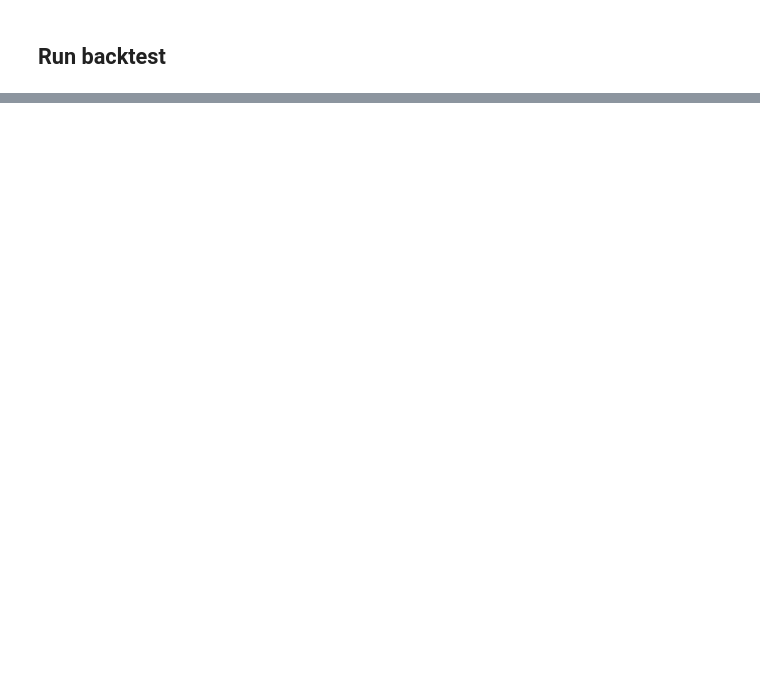
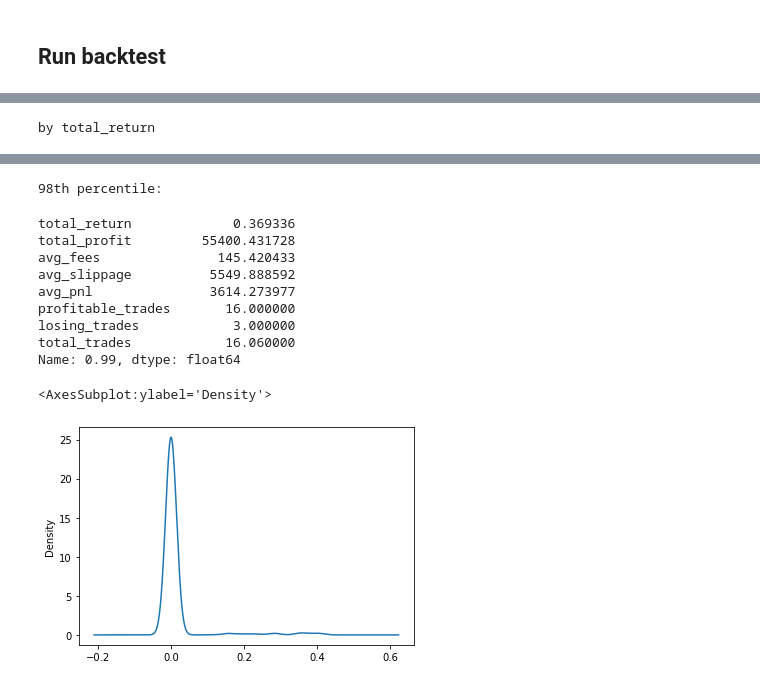
Before and after one commit to skswe/spreads-arb, a Jupyter notebook: run_backtest.ipynb, the cells around one changed output, grey strips where cells are left out. Drawn from its saved outputs; the diff is of its cells as text; code cells hidden in the pictures; blank space fills up the shorter version.

Commit message:
update backtest logic to only take profitable trades. + refactoring

```diff
--- a/run_backtest.ipynb
+++ b/run_backtest.ipynb
@@ -38,6 +38,7 @@ data_start_filter = pd.to_datetime(datetime(2022, 4, 9))
 # %%
 @pyutil.cache.cached("/tmp/cache/all_order_book_stats", refresh=False, identifiers=[backtest_identifier])
 def all_order_book_stats() -> pd.DataFrame:
+    """Get gaps and first_date for all instruments in Order Book data mart"""
     all_stats = pd.DataFrame(index=pd.MultiIndex.from_arrays([[], [], []], names=["exchange", "inst_type", "symbol"]))
 
     for exchange in Exchange:
@@ -61,6 +62,7 @@ def all_order_book_stats() -> pd.DataFrame:
 
 @pyutil.cache.cached("/tmp/cache/all_bid_ask_spreads", refresh=False, identifiers=[backtest_identifier])
 def all_bid_ask_spreads() -> pd.DataFrame:
+    """Get the bid ask spread timeseries for all instruments in the Order Book data mart"""
     ba_spreads = pd.DataFrame(index=pd.MultiIndex.from_arrays([[], [], []], names=["exchange", "inst_type", "symbol"]))
 
     for exchange in Exchange:
@@ -86,6 +88,7 @@ def all_bid_ask_spreads() -> pd.DataFrame:
 
 @pyutil.cache.cached("/tmp/cache/all_funding_rates", refresh=False, identifiers=[backtest_identifier])
 def all_funding_rates() -> pd.DataFrame:
+    """Get the funding rate timeseries for all instruments"""
     funding_rates = pd.DataFrame(
         index=pd.MultiIndex.from_arrays([[], [], []], names=["exchange", "inst_type", "symbol"])
     )
@@ -108,6 +111,7 @@ def all_funding_rates() -> pd.DataFrame:
 
 @pyutil.cache.cached("/tmp/cache/all_ohlcv", refresh=False, identifiers=[backtest_identifier])
 def all_ohlcv() -> pd.DataFrame:
+    """Get OHLCV for all instruments"""
     ohlcvs = pd.DataFrame(index=pd.MultiIndex.from_arrays([[], [], []], names=["exchange", "inst_type", "symbol"]))
 
     for exchange in Exchange:
@@ -133,13 +137,10 @@ def all_ohlcv() -> pd.DataFrame:
     return ohlcvs
 
 
-logging.getLogger("pyutil.cache").setLevel("INFO")
 order_book_stats = all_order_book_stats()
 funding_rates = all_funding_rates()
 ohlcvs = all_ohlcv()
-logging.getLogger("pyutil.cache").setLevel("INFO")
 bid_ask_spreads = all_bid_ask_spreads()
-logging.getLogger("pyutil.cache").setLevel("INFO")
 
 instrument_data = (
     funding_rates.merge(bid_ask_spreads, left_index=True, right_index=True)
@@ -675,6 +975,13 @@ display(spreads[show_columns].sort_values("ba_spread_metric", ascending=False))
 1295 rows × 7 columns
 # %%
-btrunner = BacktestRunner(log_dir=os.path.join("/home/stefano/development/active_dev", "logs", backtest_identifier))
-# btrunner = BacktestRunner(force_logging=True)
-indexer = ("bitmex", "kucoin", "perpetual", "perpetual", "BTC")
+btrunner = BacktestRunner(
+    log_dir=os.path.join(os.getenv("ACTIVE_DEV_PATH", "/home/stefano/development/active_dev"), "logs", backtest_identifier),
+    use_slippage=True,
+    use_funding_rate=False,
+    profitable_only=True,
+    z_score_thresholds=(0, 1),
+)
+# btrunner = BacktestRunner()
+indexer = ("bitmex", "kucoin", "perpetual", "perpetual", "LTC")
 res = btrunner._run_single_spread(spreads.loc[indexer])
+res.analyze()
@@ -762,3 +1073,4 @@ results = btrunner.run(spreads).to_frame("result")
 # %%
 results["total_return"] = results.result.apply(lambda e: e.portfolio.total_return())
 results["total_profit"] = results.result.apply(lambda e: e.portfolio.total_profit())
+results = results.join(results.result.apply(lambda e: e.aggregate_stats()))
@@ -843,0 +1081,8 @@ pickle.loads(spreads.loc[indexer].spread).returns().plot(backend="plotly")
+# %%
+print("by total_return")
+display(results.sort_values("total_return").tail(7))
+print("98th percentile: ")
+display(results.sort_values("total_return").quantile(0.99))
+display(results.total_return.plot.kde())
+# %% [output]
+by total_return
@@ -843,0 +1098,12 @@ pickle.loads(spreads.loc[indexer].spread).returns().plot(backend="plotly")
+98th percentile:
+total_return             0.369336
+total_profit         55400.431728
+avg_fees               145.420433
+avg_slippage          5549.888592
+avg_pnl               3614.273977
+profitable_trades       16.000000
+losing_trades            3.000000
+total_trades            16.060000
+Name: 0.99, dtype: float64
+<AxesSubplot:ylabel='Density'>
+[figure, added]
```
Also changed, not shown: parts of 23 cells of this notebook, 1 other file.
